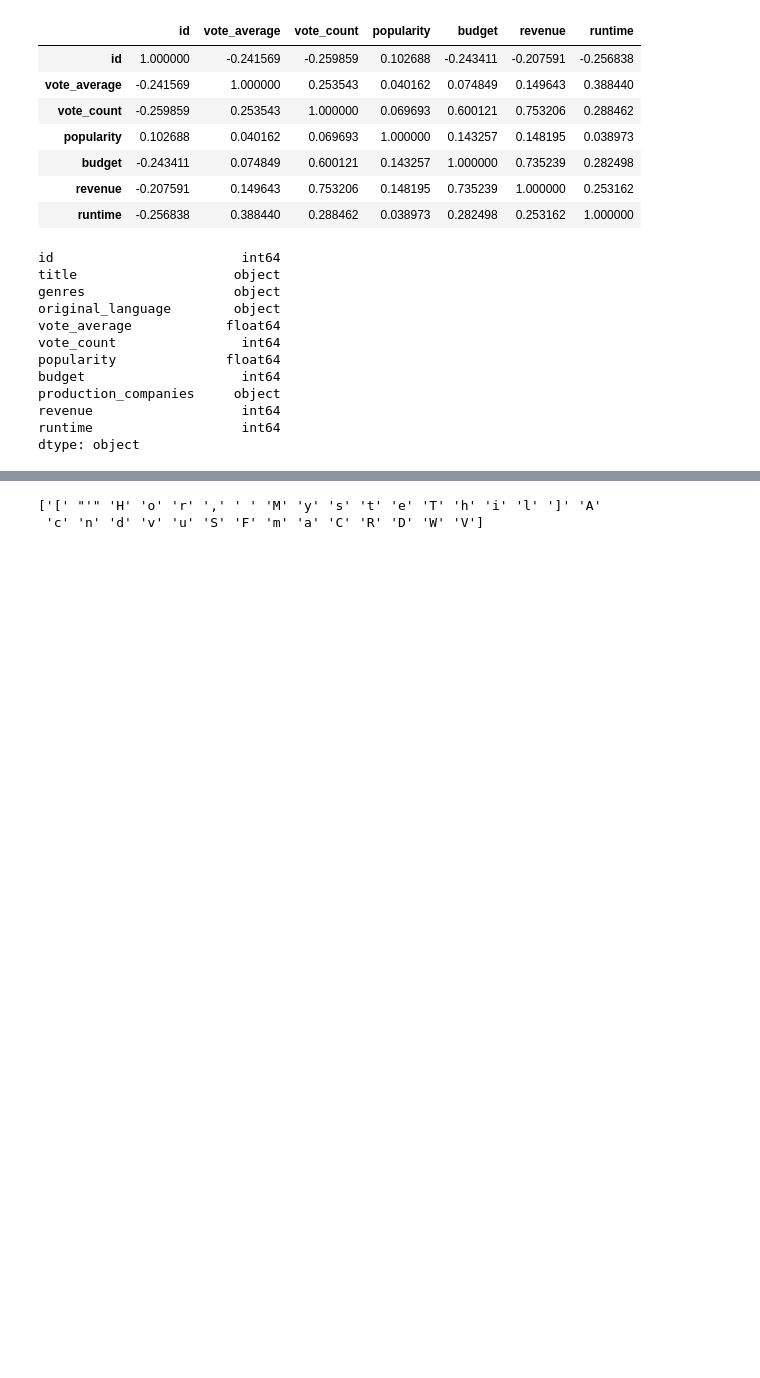
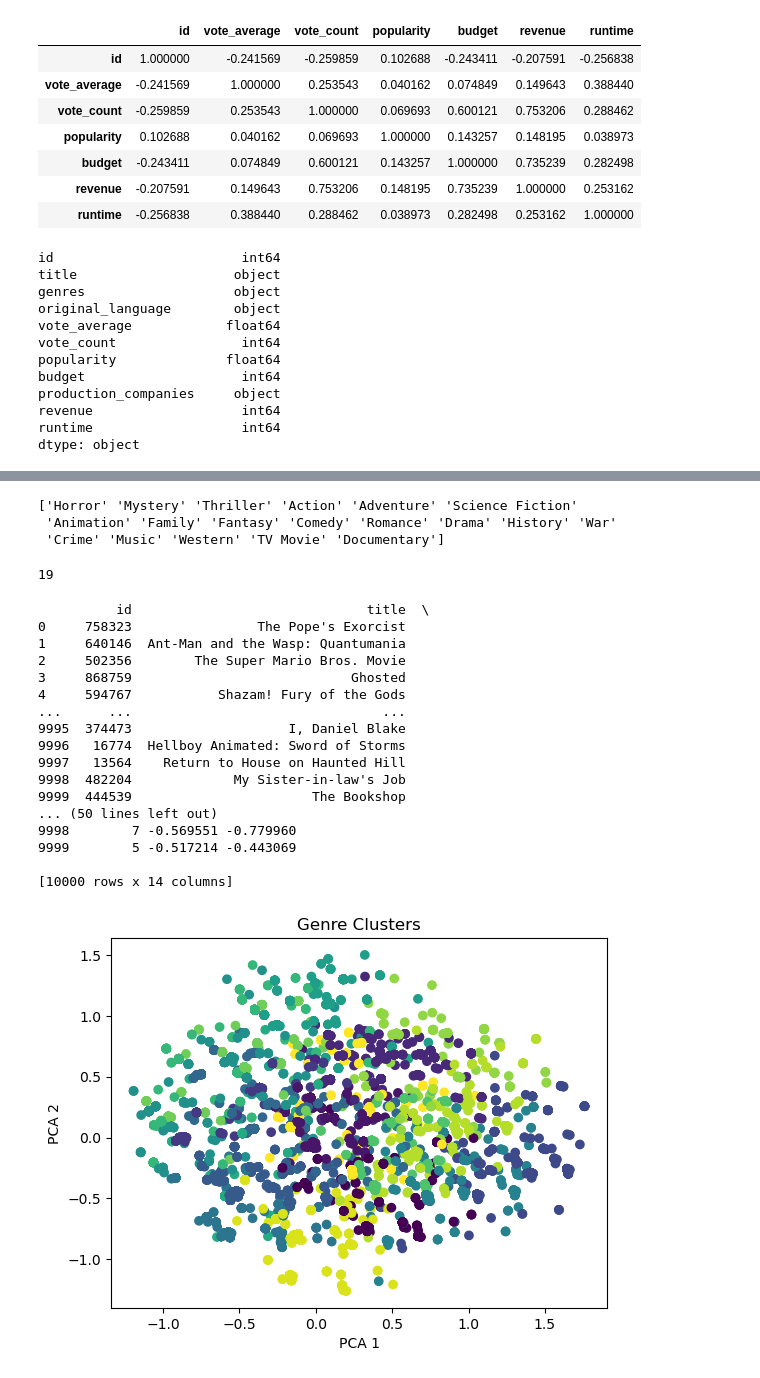
Before and after one commit to Richard-Vuong/Movie-Recommender-Engine, a Jupyter notebook: MoviesRecommender.ipynb, the cells around one changed output, grey strips where cells are left out. Drawn from its saved outputs; the diff is of its cells as text; code cells hidden in the pictures; blank space fills up the shorter version.

```diff
--- a/MoviesRecommender.ipynb
+++ b/MoviesRecommender.ipynb
@@ -147,0 +137,5 @@ from itertools import chain
+# %%
+# Convert string representations to actual lists
+df['genres'] = df['genres'].apply(literal_eval)
+
+print(df)
@@ -154,5 +175,57 @@ unique_genres = flattened_series.unique()
 
 print(unique_genres)
 # %% [output]
-['[' "'" 'H' 'o' 'r' ',' ' ' 'M' 'y' 's' 't' 'e' 'T' 'h' 'i' 'l' ']' 'A'
- 'c' 'n' 'd' 'v' 'u' 'S' 'F' 'm' 'a' 'C' 'R' 'D' 'W' 'V']
+['Horror' 'Mystery' 'Thriller' 'Action' 'Adventure' 'Science Fiction'
+ 'Animation' 'Family' 'Fantasy' 'Comedy' 'Romance' 'Drama' 'History' 'War'
+ 'Crime' 'Music' 'Western' 'TV Movie' 'Documentary']
+# %%
+len(unique_genres)
+# %% [output]
+19
+# %%
+# Convert genres to binary encoding
+mlb = MultiLabelBinarizer()
+genre_matrix = mlb.fit_transform(df['genres'])
+
+# Choose the number of clusters
+num_clusters = 19
+
+# Apply K-Means clustering
+kmeans = KMeans(n_clusters=num_clusters)
+df['cluster'] = kmeans.fit_predict(genre_matrix)
+
+# Print the results
+print(df)
+
+# Visualize clusters (2D PCA for simplicity)
+from sklearn.decomposition import PCA
+
+pca = PCA(n_components=2)
+pca_result = pca.fit_transform(genre_matrix)
+df['pca_1'] = pca_result[:, 0]
+df['pca_2'] = pca_result[:, 1]
+
+plt.scatter(df['pca_1'], df['pca_2'], c=df['cluster'], cmap='viridis')
+plt.xlabel('PCA 1')
+plt.ylabel('PCA 2')
+plt.title('Genre Clusters')
+plt.show()
+# %% [output]
+          id                              title  \
+0     758323                The Pope's Exorcist
+1     640146  Ant-Man and the Wasp: Quantumania
+2     502356        The Super Mario Bros. Movie
+3     868759                            Ghosted
+4     594767           Shazam! Fury of the Gods
+...      ...                                ...
+9995  374473                    I, Daniel Blake
+9996   16774  Hellboy Animated: Sword of Storms
+9997   13564    Return to House on Haunted Hill
+9998  482204             My Sister-in-law's Job
+9999  444539                       The Bookshop
+... (50 lines left out)
+9998        7 -0.569551 -0.779960
+9999        5 -0.517214 -0.443069
+
+[10000 rows x 14 columns]
+[figure, added]
```
Also changed, not shown: parts of 5 cells of this notebook.
